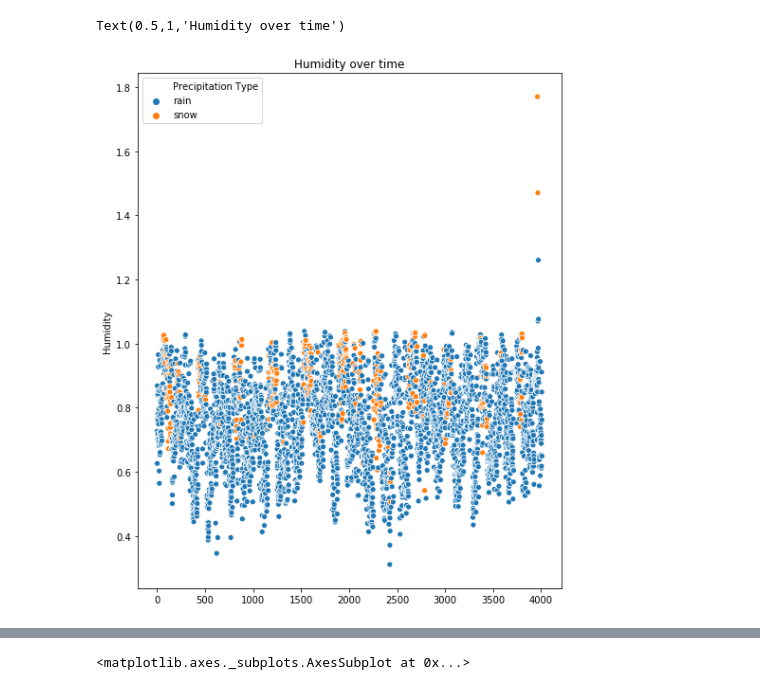
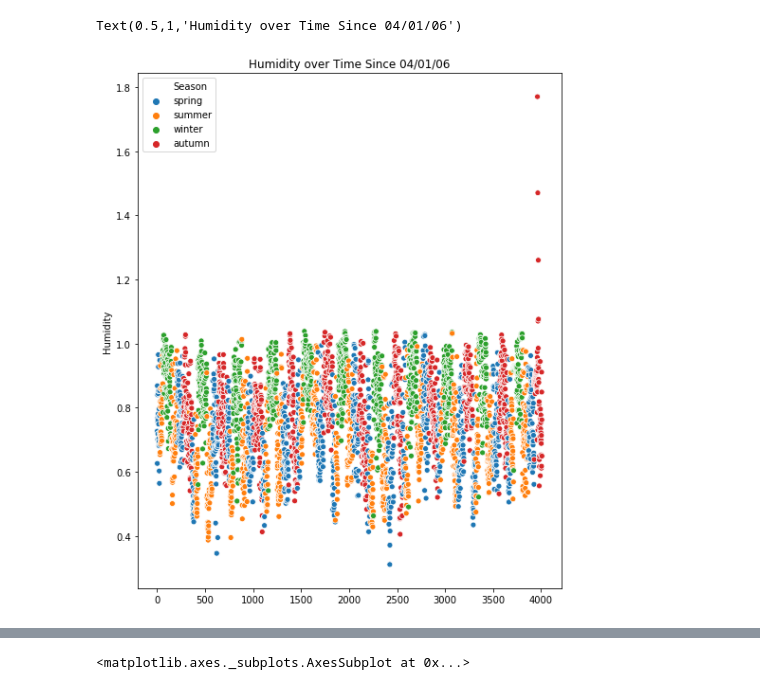
Before and after one commit to ColinChen1/ColinChen1.github.io, a Jupyter notebook: weather.ipynb, the cells around one changed output, grey strips where cells are left out. Drawn from its saved outputs; the diff is of its cells as text; code cells hidden in the pictures.

```diff
--- a/weather.ipynb
+++ b/weather.ipynb
@@ -131,7 +205,7 @@ Text(0.5,1,'Temperature over time')
 # %%
 plt.figure(figsize=(8,10,))
-humid_plt = sns.scatterplot(x=range(data.shape[0]), y='Humidity', hue='Precipitation Type', data=data)
-plt.title('Humidity over time')
+humid_plt = sns.scatterplot(x=range(data.shape[0]), y='Humidity', hue='Season', data=data)
+plt.title('Humidity over Time Since 04/01/06')
 # %% [output]
-Text(0.5,1,'Humidity over time')
+Text(0.5,1,'Humidity over Time Since 04/01/06')
-[figure, old version]
+[figure, new version]
```
Also changed, not shown: parts of 25 cells of this notebook, 4 other files.
